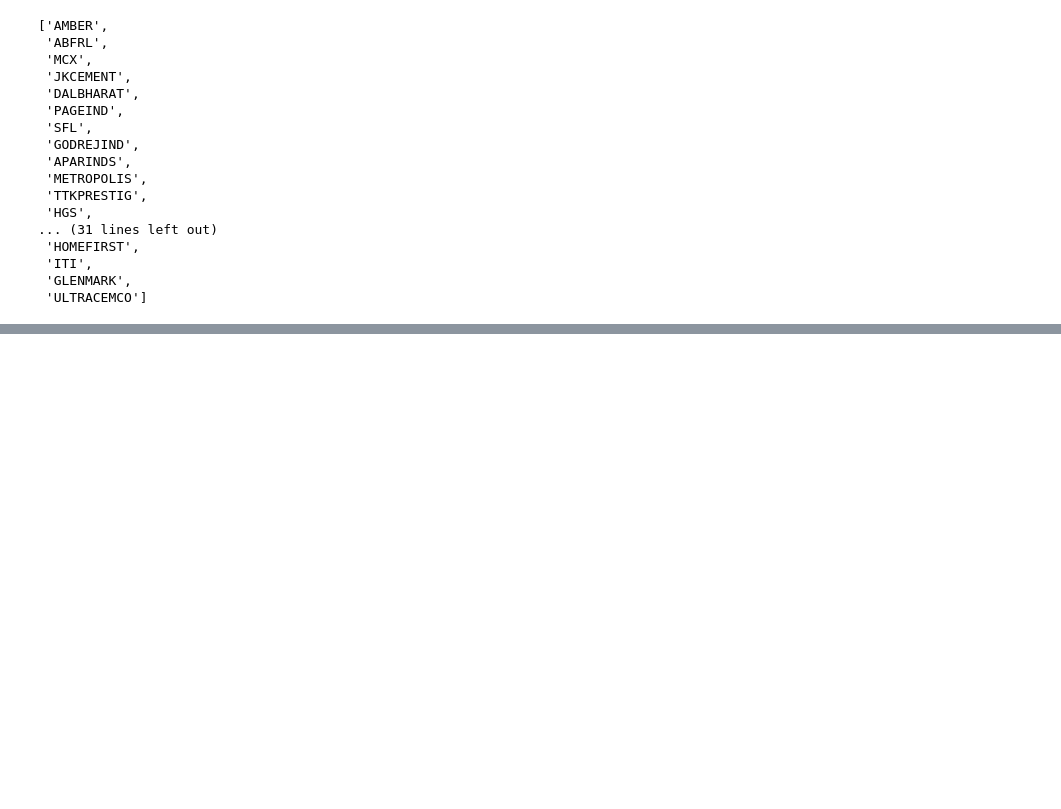
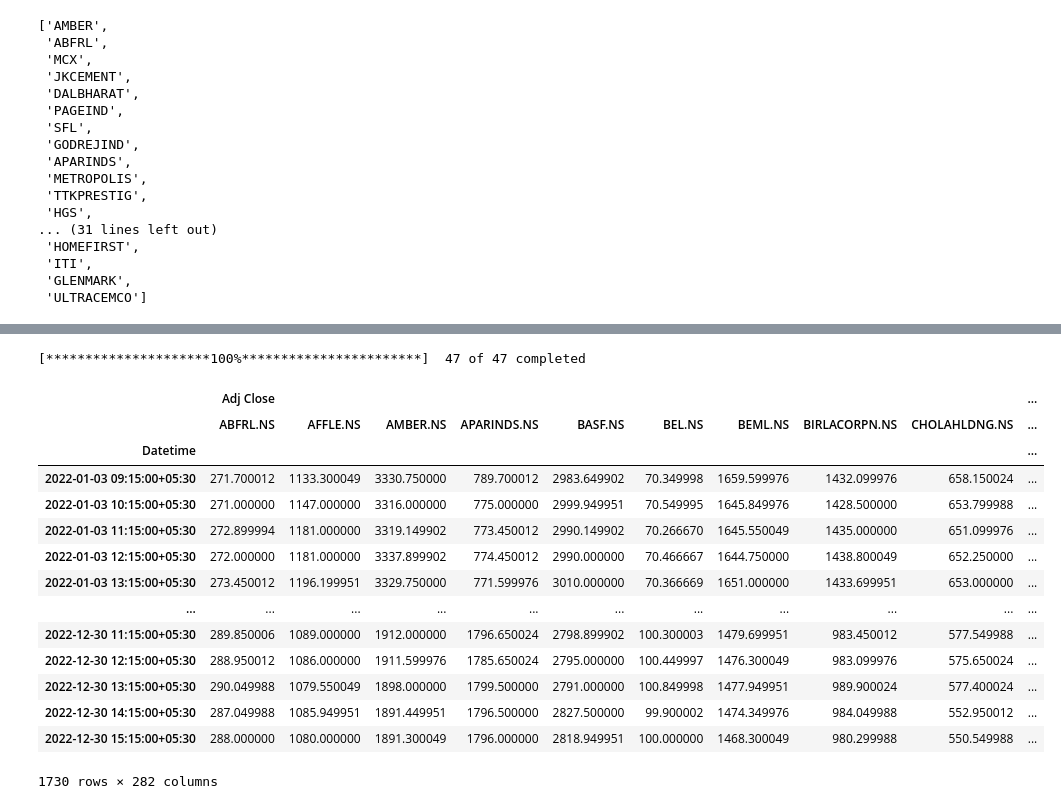
Before and after one commit to shreya139/Circuits-in-Stocks, a Jupyter notebook: MINI_PROJECT_DATA_EXTRACTION.ipynb, the cells around one changed output, grey strips where cells are left out. Drawn from its saved outputs; the diff is of its cells as text; code cells hidden in the pictures; blank space fills up the shorter version.

Commit message:
final dataset extracted

```diff
--- a/MINI_PROJECT_DATA_EXTRACTION.ipynb
+++ b/MINI_PROJECT_DATA_EXTRACTION.ipynb
@@ -302,0 +305,4 @@ ran50stk
+# %%
+for i in range(len(ran50stk)):
+  ran50stk[i] += '.NS'
+ran50stk
@@ -302,0 +332,21 @@ ran50stk
+# %%
+data = pdr.get_data_yahoo(ran50stk, start="2022-01-01", end="2022-12-31",interval="1h")
+data.to_csv("dataset.csv",index=True)
+data
+# %% [output]
+[*********************100%***********************]  47 of 47 completed
+|  | Adj Close |  |  |  |  |  |  |  |  | ... |
+|  | ABFRL.NS | AFFLE.NS | AMBER.NS | APARINDS.NS | BASF.NS | BEL.NS | BEML.NS | BIRLACORPN.NS | CHOLAHLDNG.NS | ... |
+| Datetime |  |  |  |  |  |  |  |  |  | ... |
+| 2022-01-03 09:15:00+05:30 | 271.700012 | 1133.300049 | 3330.750000 | 789.700012 | 2983.649902 | 70.349998 | 1659.599976 | 1432.099976 | 658.150024 | ... |
+| 2022-01-03 10:15:00+05:30 | 271.000000 | 1147.000000 | 3316.000000 | 775.000000 | 2999.949951 | 70.549995 | 1645.849976 | 1428.500000 | 653.799988 | ... |
+| 2022-01-03 11:15:00+05:30 | 272.899994 | 1181.000000 | 3319.149902 | 773.450012 | 2990.149902 | 70.266670 | 1645.550049 | 1435.000000 | 651.099976 | ... |
+| 2022-01-03 12:15:00+05:30 | 272.000000 | 1181.000000 | 3337.899902 | 774.450012 | 2990.000000 | 70.466667 | 1644.750000 | 1438.800049 | 652.250000 | ... |
+| 2022-01-03 13:15:00+05:30 | 273.450012 | 1196.199951 | 3329.750000 | 771.599976 | 3010.000000 | 70.366669 | 1651.000000 | 1433.699951 | 653.000000 | ... |
+| ... | ... | ... | ... | ... | ... | ... | ... | ... | ... | ... |
+| 2022-12-30 11:15:00+05:30 | 289.850006 | 1089.000000 | 1912.000000 | 1796.650024 | 2798.899902 | 100.300003 | 1479.699951 | 983.450012 | 577.549988 | ... |
+| 2022-12-30 12:15:00+05:30 | 288.950012 | 1086.000000 | 1911.599976 | 1785.650024 | 2795.000000 | 100.449997 | 1476.300049 | 983.099976 | 575.650024 | ... |
+| 2022-12-30 13:15:00+05:30 | 290.049988 | 1079.550049 | 1898.000000 | 1799.500000 | 2791.000000 | 100.849998 | 1477.949951 | 989.900024 | 577.400024 | ... |
+| 2022-12-30 14:15:00+05:30 | 287.049988 | 1085.949951 | 1891.449951 | 1796.500000 | 2827.500000 | 99.900002 | 1474.349976 | 984.049988 | 552.950012 | ... |
+| 2022-12-30 15:15:00+05:30 | 288.000000 | 1080.000000 | 1891.300049 | 1796.000000 | 2818.949951 | 100.000000 | 1468.300049 | 980.299988 | 550.549988 | ... |
+1730 rows × 282 columns
```
Also changed, not shown: parts of 3 cells of this notebook.
